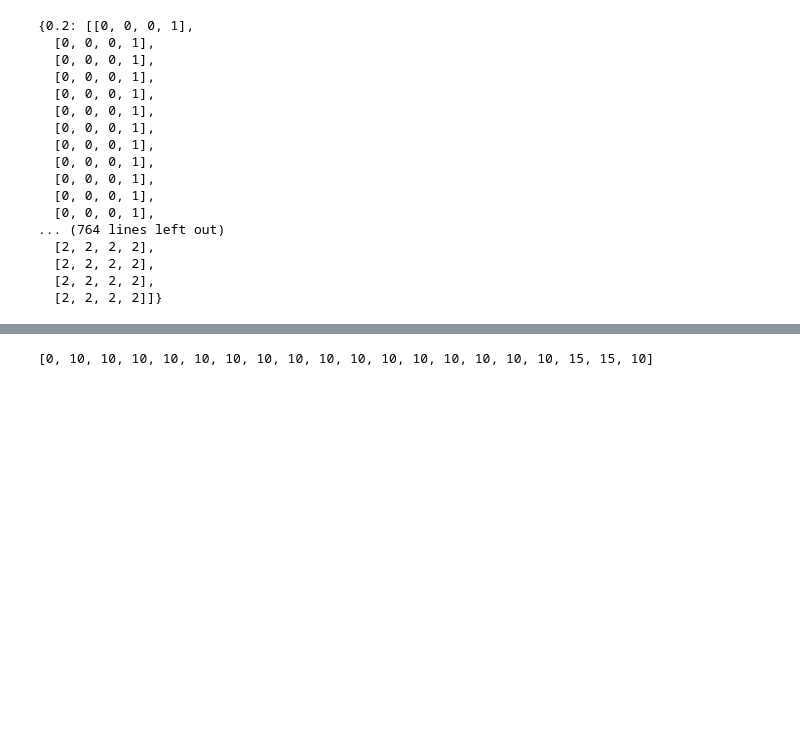
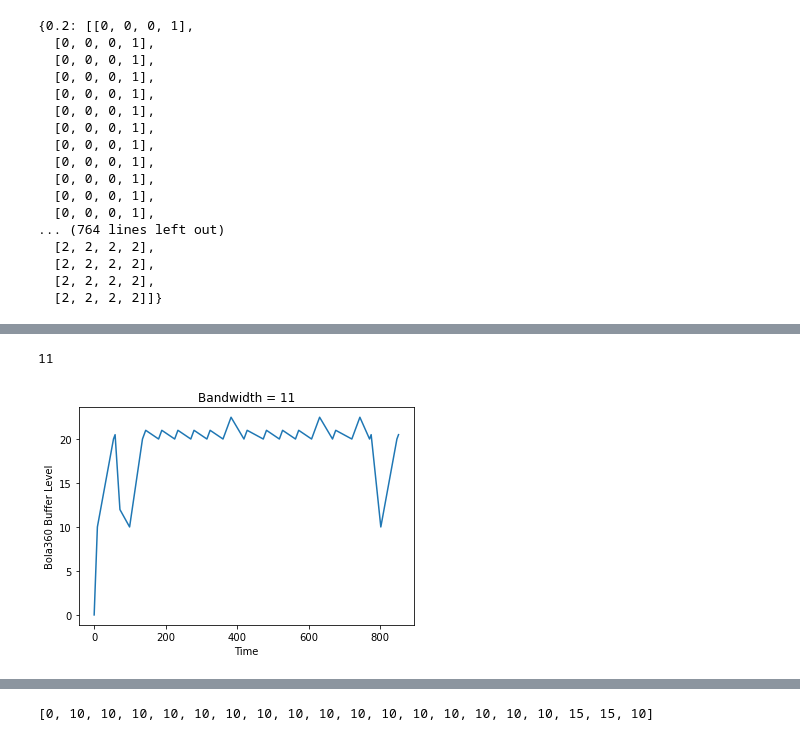
Before and after one commit to ali-zeynali/Bola360, a Jupyter notebook: MainBody.ipynb, the cells around one changed output, grey strips where cells are left out. Saved outputs shown, nothing was run; the diff lists cells and outputs as text; code cells hidden in the pictures; blank space fills up the shorter version.

```diff
--- a/MainBody.ipynb
+++ b/MainBody.ipynb
@@ -504,0 +534,20 @@ plt.show()
+# %%
+max_bands[5]
+# %% [output]
+11
+# %%
+max_band = max_bands[5]
+buffer_l_bola = buffer_levels_bola[max_band]
+buffer_l_ddp = buffer_levels_ddp[max_band]
+time_l_bola = time_levels_bola[max_band]
+time_l_ddp = time_levels_ddp[max_band]
+
+
+plt.plot(time_l_bola, buffer_l_bola, label="Bola360")
+plt.xlabel("Time")
+plt.ylabel("Bola360 Buffer Level")
+plt.title("Bandwidth = {0}".format(max_band))
+#plt.savefig("bandwidth_change_Buff_vs_time_bola_ratio{0}.png".format(ratio), dpi=600)
+plt.show()
+# %% [output]
+[figure, added]
```
Also changed, not shown: parts of 25 cells of this notebook, 34 other files.
